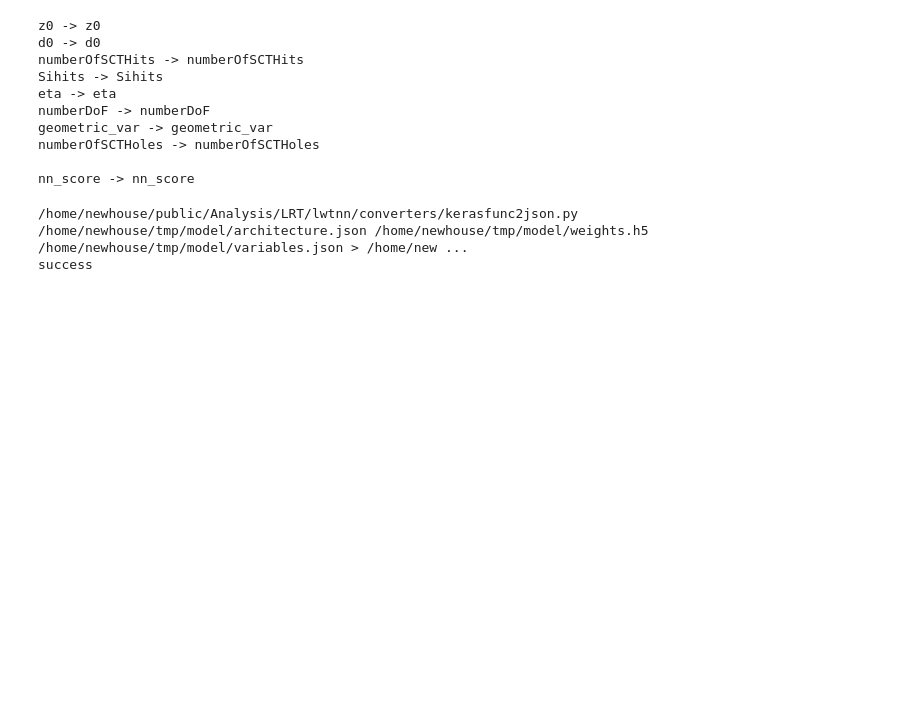
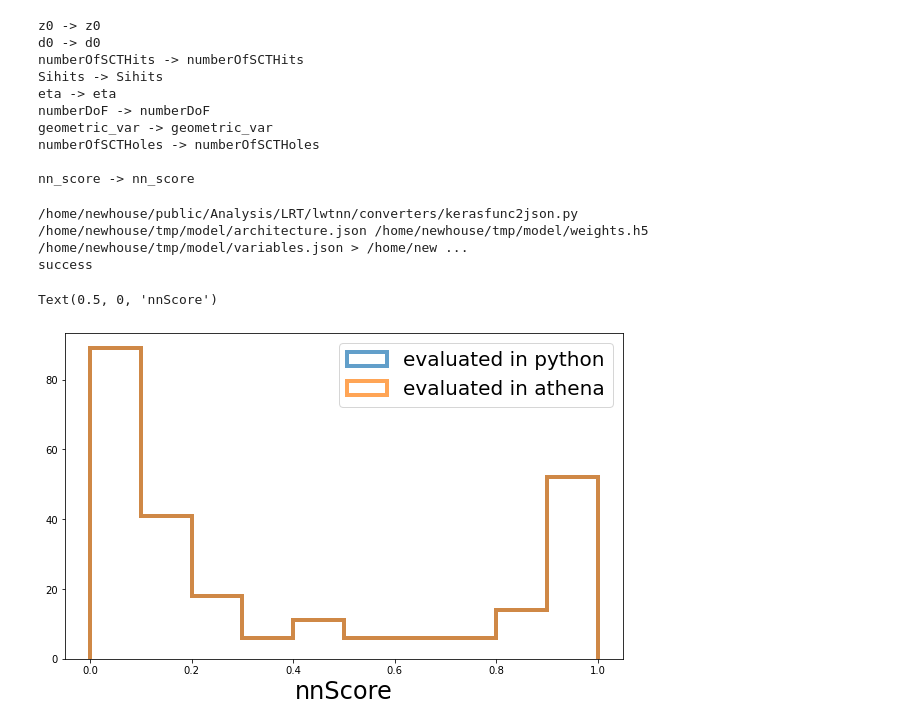
Before and after one commit to robinnewhouse/LRTNotebooks, a Jupyter notebook: simple_training.ipynb, the cells around one changed output. Saved outputs shown, nothing was run; the diff lists cells and outputs as text; code cells hidden in the pictures; blank space fills up the shorter version.

Commit message:
functional API working and evaluating properly in athena

```diff
--- a/simple_training.ipynb
+++ b/simple_training.ipynb
@@ -198,3 +198,31 @@ else:
 # %% [output]
 /home/newhouse/public/Analysis/LRT/lwtnn/converters/kerasfunc2json.py /home/newhouse/tmp/model/architecture.json /home/newhouse/tmp/model/weights.h5 /home/newhouse/tmp/model/variables.json > /home/new ...
 success
+# %%
+# TESTING
+import uproot
+
+tested = uproot.open("/home/newhouse/public/Analysis/LRT/LRTProduction/run/15_v7/test_run/track_info_InDetSummaryDumpAlg_R3LargeD0.root")['tracks']
+# tested.pandas.df().nnScore.hist()
+df = tested.pandas.df()
+# %%
+df.rename({'track_eta': 'eta'}, axis='columns', inplace=True)
+df.rename({'geometricVariable': 'geometric_var'}, axis='columns', inplace=True)
+df['geometric_var_py'] = abs(np.arctan2(abs(df.d0),df.z0)-2*np.arctan(np.exp(-df.eta)))
+# abs values
+df['abs_z0'] = abs(df.z0)
+df['abs_d0'] = abs(df.d0)
+df['abs_eta'] = abs(df.eta)
+# silicon hits
+df['Sihits'] = df.numberOfPixelHits + df.numberOfSCTHits
+# %%
+fig = plt.figure(figsize=[10,6])
+predictions = model.predict(df[inputs_names])
+plt.hist(predictions, histtype='step', bins=np.linspace(0,1,11), linewidth=4, alpha=.7)
+plt.hist(df.nnScore,  histtype='step', bins=np.linspace(0,1,11), linewidth=4, alpha=.7)
+ax = plt.gca()
+ax.legend(['evaluated in python', 'evaluated in athena'], fontsize=20)
+ax.set_xlabel('nnScore', fontsize=24)
+# %% [output]
+Text(0.5, 0, 'nnScore')
+[figure, added]
```
